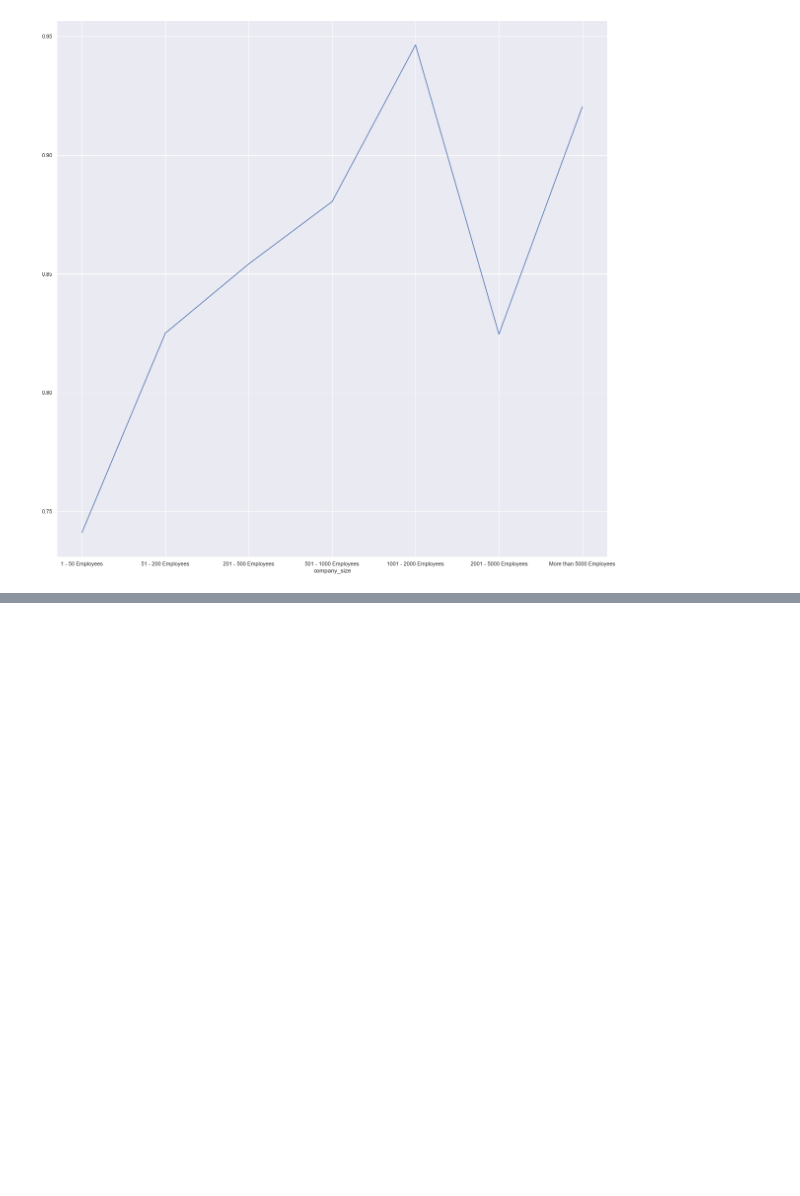
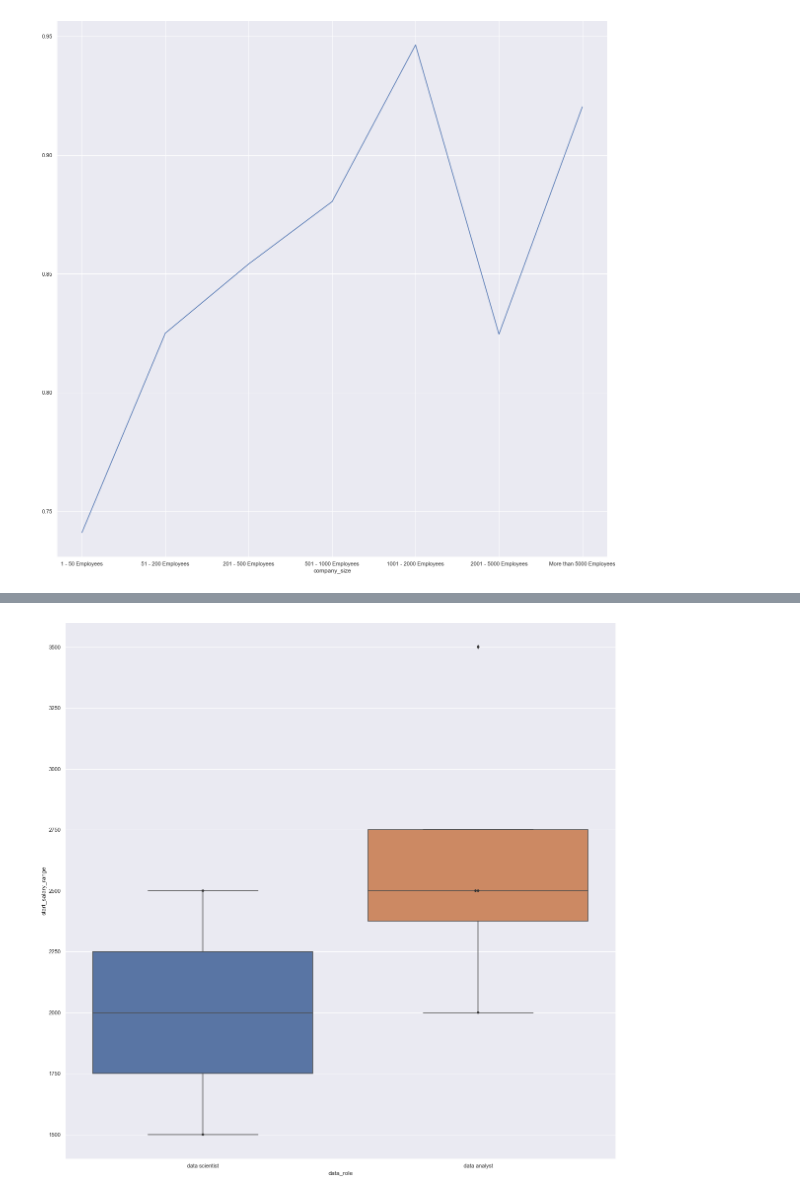
Before and after one commit to roosern-dev/Malaysia_data_jobs_analysis, a Jupyter notebook: data/cleaning.ipynb, the cells around one changed output, grey strips where cells are left out. Saved outputs shown, nothing was run; the diff lists cells and outputs as text; code cells hidden in the pictures; blank space fills up the shorter version.

```diff
--- a/data/cleaning.ipynb
+++ b/data/cleaning.ipynb
@@ -591,0 +631,7 @@ df_entry_jobs = df_data_jobs[df_data_jobs['']]
+# %%
+df_data_scientist = df_data_jobs[df_data_jobs['job_title'].str.contains('data scientist')]
+len(df_data_scientist)
+df_data_scientist_with_salary = df_data_scientist[~df_data_scientist['start_salary_range'].isna()]
+df_freshie_data_scientist_with_salary = df_data_scientist_with_salary[df_data_scientist_with_salary['experience']<3|df_data_scientist_with_salary['experience'].isna()]
+df_freshie_data_scientist_with_salary['data_role'] = 'data scientist'
+df_data_scientist_with_salary['data_role'] = 'data scientist'
@@ -591,0 +649,8 @@ df_entry_jobs = df_data_jobs[df_data_jobs['']]
+# %%
+df_data_engineer = df_data_jobs[df_data_jobs['job_title'].str.contains('data engineer')]
+len(df_data_engineer)
+df_data_engineer_with_salary=df_data_engineer[~df_data_engineer['start_salary_range'].isna()]
+print(len(df_data_engineer_with_salary))
+df_freshie_data_engineer_with_salary = df_data_engineer_with_salary[df_data_engineer_with_salary['experience']<3|df_data_engineer_with_salary['experience'].isna()]
+df_freshie_data_engineer_with_salary['data_role'] = 'data engineer'
+df_data_engineer_with_salary['data_role'] = 'data engineer'
@@ -591,0 +664,7 @@ df_entry_jobs = df_data_jobs[df_data_jobs['']]
+# %%
+df_data_analyst = df_data_jobs[df_data_jobs['job_title'].str.contains('data analyst')]
+len(df_data_analyst)
+df_data_analyst_with_salary=df_data_analyst[~df_data_analyst['start_salary_range'].isna()]
+df_freshie_data_analyst_with_salary = df_data_analyst_with_salary[df_data_analyst_with_salary['experience']<3|df_data_analyst_with_salary['experience'].isna()]
+df_freshie_data_analyst_with_salary['data_role'] = 'data analyst'
+df_data_analyst_with_salary['data_role'] = 'data analyst'
@@ -591,0 +682,7 @@ df_entry_jobs = df_data_jobs[df_data_jobs['']]
+# %%
+df_all_freshies = pd.concat([df_freshie_data_scientist_with_salary, df_freshie_data_engineer_with_salary, df_freshie_data_analyst_with_salary])
+# %%
+freshies = sns.swarmplot(data=df_all_freshies, x='data_role', y='start_salary_range',color='.2')
+freshies = sns.boxplot(data=df_all_freshies, x='data_role', y='start_salary_range')
+# %% [output]
+[figure, added]
```
Also changed, not shown: parts of 24 cells of this notebook.
